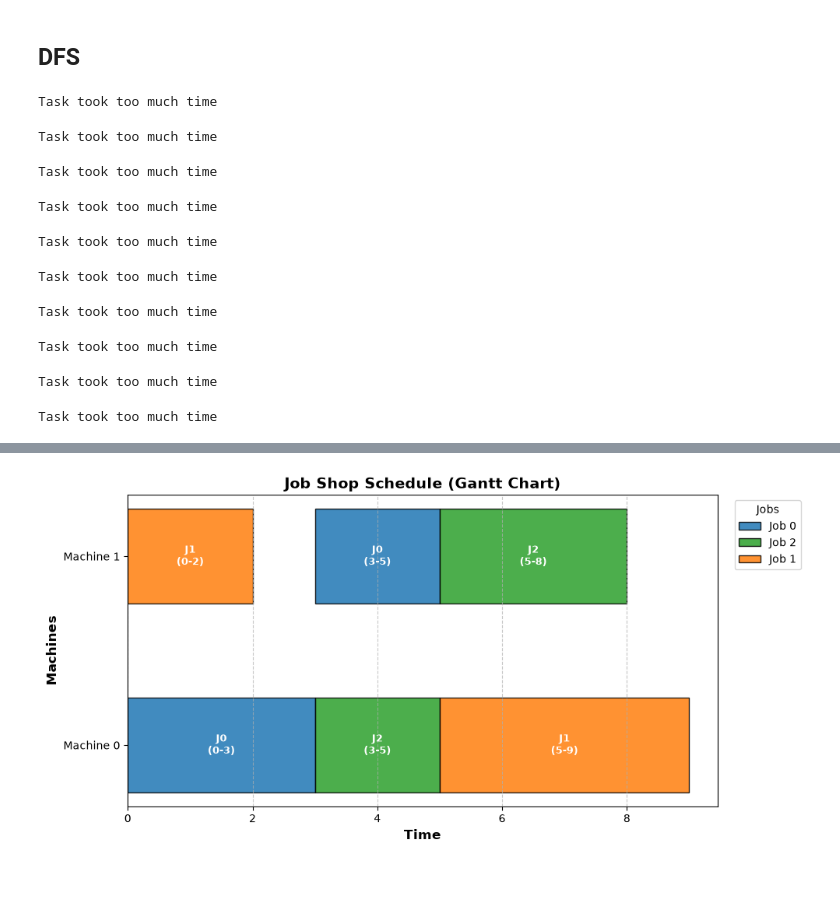
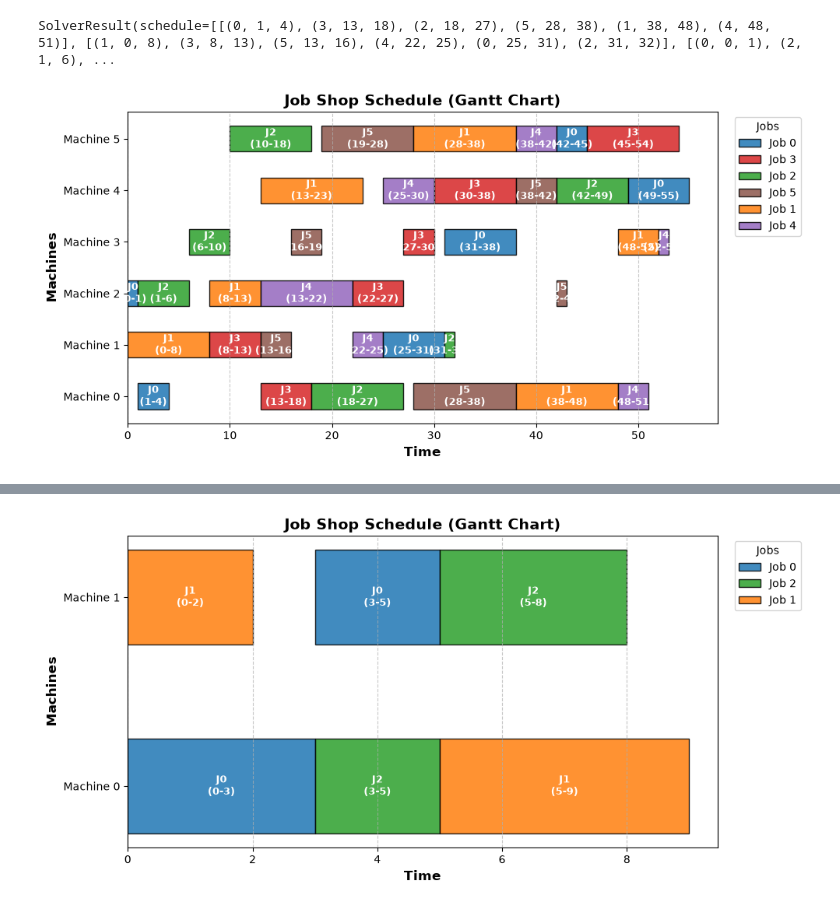
Before and after one commit to Mau124/Job-Shop-Scheduling-Problem-JSSP, a Jupyter notebook: notebooks/example_experiment.ipynb, the cells around one changed output, grey strips where cells are left out. Drawn from its saved outputs; the diff is of its cells as text; code cells hidden in the pictures; blank space fills up the shorter version.

Commit message:
Added Tabu Search Cleaned up recursive.py Added example of tabu search in notebook

```diff
--- a/notebooks/example_experiment.ipynb
+++ b/notebooks/example_experiment.ipynb
@@ -23,2 +25,0 @@ config_path = project_root / 'experiments/configs/basic_experiment.yaml'
-# %% [markdown]
-## DFS
@@ -27,17 +26,20 @@ from jssp.solvers.recursive import DFSSolver, HeuristicSolver
+# %%
+path_problem = '../instances/generated/easy/example1.json'
+path_problem = '../instances/benchmarks/ft/ft06.json'
+instance = read_problem_instance(path_problem)
+# %%
+result = tabu_search(instance, n2_block_boundary)
+result
+# %% [output]
+SolverResult(schedule=[[(0, 1, 4), (3, 13, 18), (2, 18, 27), (5, 28, 38), (1, 38, 48), (4, 48, 51)], [(1, 0, 8), (3, 8, 13), (5, 13, 16), (4, 22, 25), (0, 25, 31), (2, 31, 32)], [(0, 0, 1), (2, 1, 6), ...
+# %%
+schedule = result.schedule
+plot_jssp_schedule(schedule)
+# %% [output]
+[figure, added]
 # %%
-experiment = Experiment(config_path, DFSSolver)
+experiment = Experiment(path_experiment_condig, DFSSolver)
 experiment.run_experiment()
-# %% [output]
-Task took too much time
-Task took too much time
-Task took too much time
-Task took too much time
-Task took too much time
-Task took too much time
-Task took too much time
-Task took too much time
-Task took too much time
-Task took too much time
 # %%
 experiment.results['example1']
 # %% [output]
```
Also changed, not shown: parts of 12 cells of this notebook, 2 other files.
